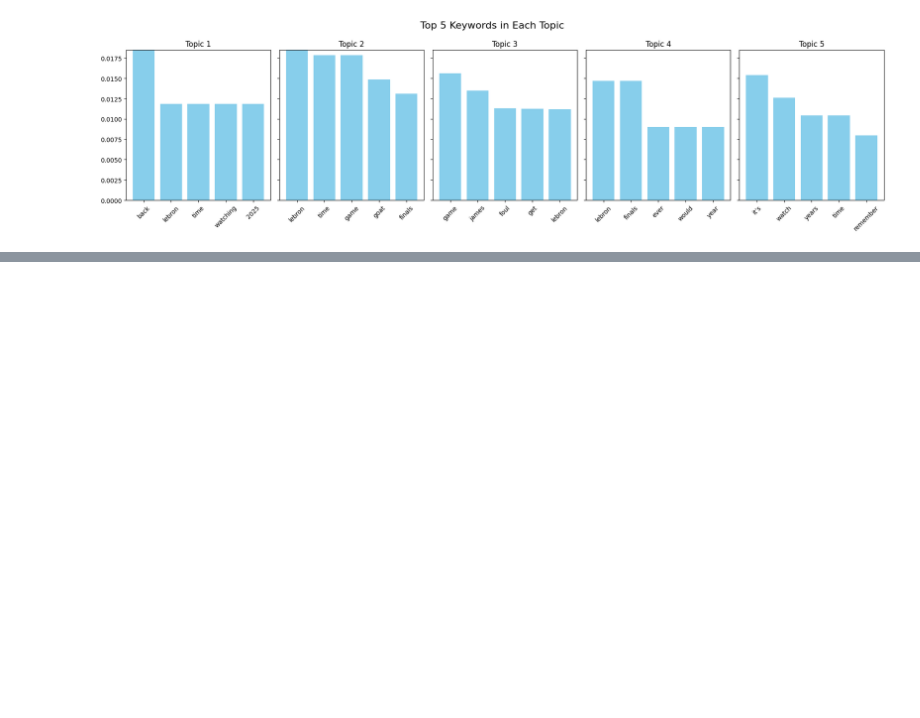
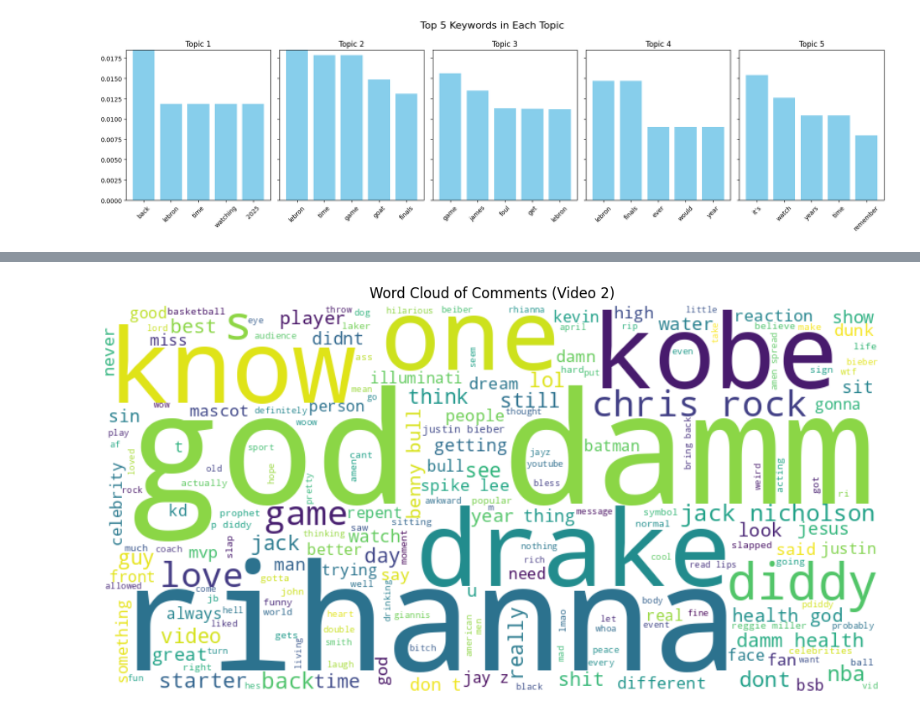
Before and after one commit to Burakgunal4/Web-and-Social-Media-Analysis, a Jupyter notebook: Web and Social Media Analysis CW.ipynb, the cells around one changed output, grey strips where cells are left out. Saved outputs shown, nothing was run; the diff lists cells and outputs as text; code cells hidden in the pictures; blank space fills up the shorter version.

```diff
--- a/Web and Social Media Analysis CW.ipynb
+++ b/Web and Social Media Analysis CW.ipynb
@@ -948,0 +1085,18 @@ plt.show()
+# %%
+from wordcloud import WordCloud
+import matplotlib.pyplot as plt
+
+# Step 1: Join all cleaned comments into one string
+text = ' '.join(df_clean['comment_clean'])
+
+# Step 2: Generate word cloud
+wordcloud = WordCloud(width=800, height=400, background_color='white').generate(text)
+
+# Step 3: Display word cloud
+plt.figure(figsize=(12, 6))
+plt.imshow(wordcloud, interpolation='bilinear')
+plt.axis('off')
+plt.title("Word Cloud of Comments (Video 2)")
+plt.show()
+# %% [output]
+[figure, added]
```
Also changed, not shown: parts of 11 cells of this notebook.
